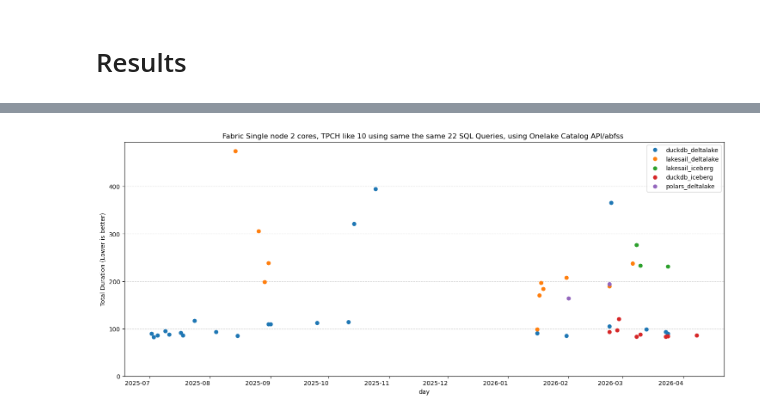
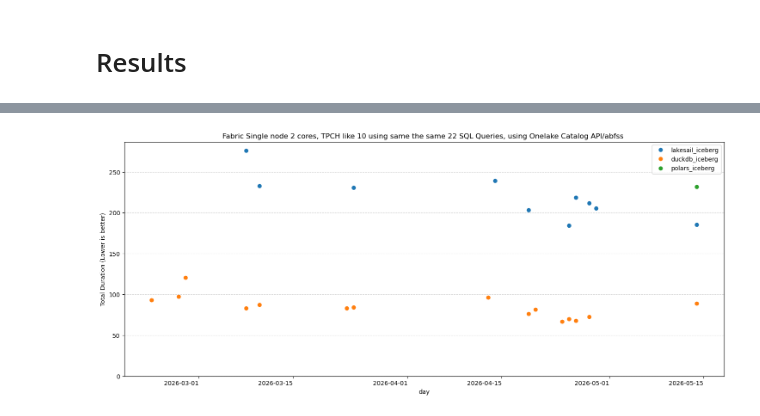
Before and after one commit to djouallah/Fabric_Notebooks_Demo, a Jupyter notebook: TableFormat/iceberg/Onelake_IRC/tpch_iceberg.ipynb, the cells around one changed output, grey strips where cells are left out. Saved outputs shown, nothing was run; the diff lists cells and outputs as text; code cells hidden in the pictures.

```diff
--- a/TableFormat/iceberg/Onelake_IRC/tpch_iceberg.ipynb
+++ b/TableFormat/iceberg/Onelake_IRC/tpch_iceberg.ipynb
@@ -4,12 +13,12 @@ Unified notebook supporting multiple engines: chdb, duckdb, lakesail
 # %%
+ws         = 'tpch'
+lh         = 'test'
+results     = f'abfss://sqlengines@onelake.dfs.fabric.microsoft.com/benchmarks.Lakehouse/Tables/dbo/result'
 SF         =  10
-engine     = 'duckdb_iceberg'
-ws         = '1c52481c-0523-4a5a-bbde-fdc932bd77c2'
-lh         = '23e2f95c-83b8-4561-9aef-104bfcb2326d'
+engine     = 'lakesail_iceberg'
 # %%
-# Save parameters to file for use after Python restart
 import json
 with open('/tmp/tpch_params.json', 'w') as f:
-    json.dump({'SF': SF, 'engine': engine, 'ws':ws,'lh':lh}, f)
+    json.dump({'SF': SF, 'engine': engine, 'ws':ws,'lh':lh,'results':results}, f)
 # %%
 !pip install -q pyiceberg --upgrade
@@ -947,30 +1020,18 @@ ax.grid(axis='y', linestyle='--', alpha=0.5)
 # %%
-import duckdb
-con = duckdb.connect()
-raw = con.sql(f"""
-    select CASE
-        WHEN Engine = 'duckdb' THEN 'duckdb_deltalake'
-        WHEN Engine = 'lakesail' THEN 'lakesail_deltalake'
-        WHEN Engine = 'polars' THEN 'polars_deltalake'
-        ELSE Engine
-    END AS Engine, time, query, sf, cpu as core, dur
-    from delta_scan('{results}')
-    where test = 'tpch' and Engine in ('duckdb_iceberg','lakesail_iceberg','polars_iceberg','duckdb','lakesail','polars')
-    and cpu = {cpu_count()}
-    """)
-con.sql(f"""            CREATE OR REPLACE TEMP TABLE cc AS
+con.sql(f"""
+                        CREATE OR REPLACE TEMP TABLE cc AS
                         SELECT Engine, query, AVG(dur) as dur ,
                         date_trunc('day', CAST(time AS TIMESTAMP)) AS day
                         FROM raw  where  sf = {SF}   GROUP BY ALL
         """)
 s = con.sql("""  PIVOT (select *exclude(query) from cc)
     ON Engine IN ( SELECT Engine FROM cc  GROUP BY Engine ORDER BY SUM(dur) DESC ) USING SUM(dur) """).df()
 ax = s.plot.line(
     rot=0, style='o', x='day',
     title=f"Fabric Single node {cpu_count()} cores, TPCH like {SF} using same the same 22 SQL Queries, using Onelake Catalog API/abfss ",
     ylabel='Total Duration (Lower is better)', figsize=(18,8)
 )
 ax.set_ylim(bottom=0)
 ax.grid(axis='y', linestyle='--', alpha=0.5)
 # %% [output]
-[figure, old version]
+[figure, new version]
```
Also changed, not shown: parts of 20 cells of this notebook.
